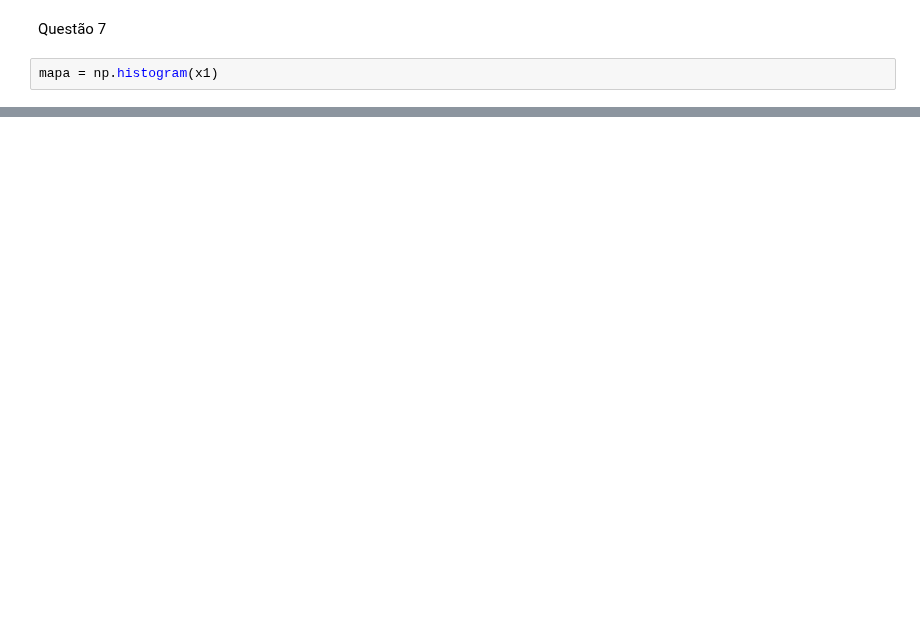
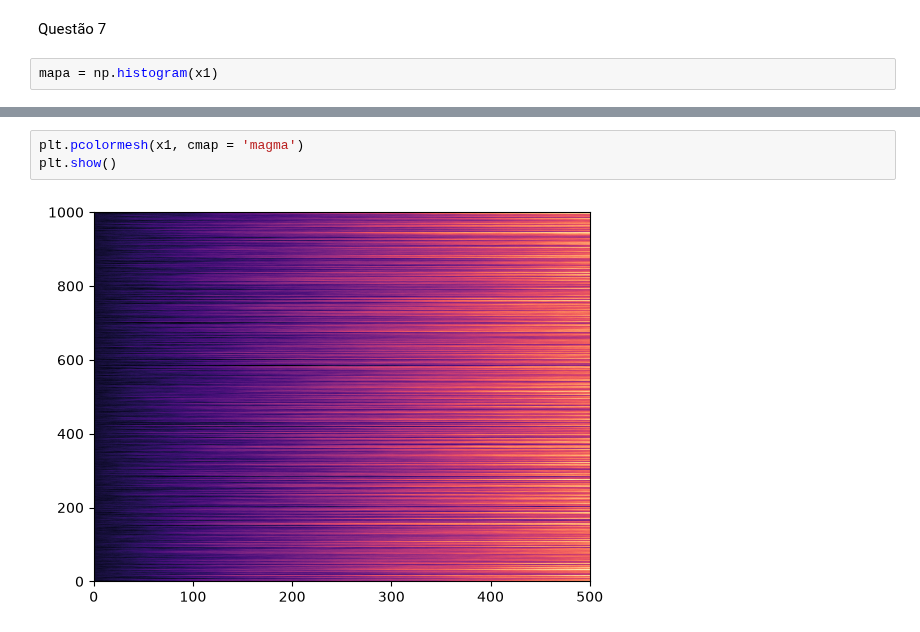
Before and after one commit to HuTiim/Fisica-Computacional-Thiago, a Jupyter notebook: Lista2.ipynb, the cells around one changed output, grey strips where cells are left out. Saved outputs shown, nothing was run; the diff lists cells and outputs as text; blank space fills up the shorter version.

```diff
--- a/Lista2.ipynb
+++ b/Lista2.ipynb
@@ -141,0 +141,5 @@ ValueError: setting an array element with a sequence. The requested array has an
+# %%
+plt.pcolormesh(x1, cmap = 'magma')
+plt.show()
+# %% [output]
+[figure, added]
```
Also changed, not shown: parts of 8 cells of this notebook.
